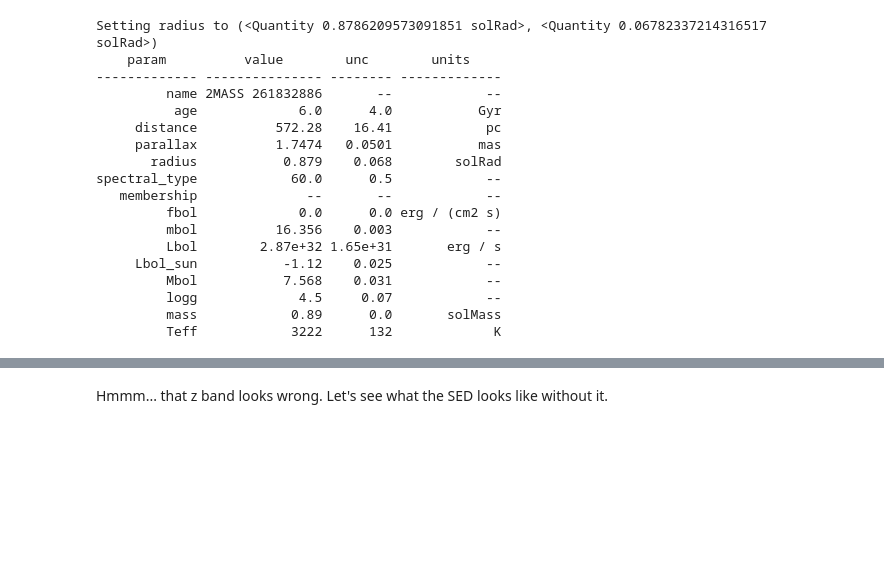
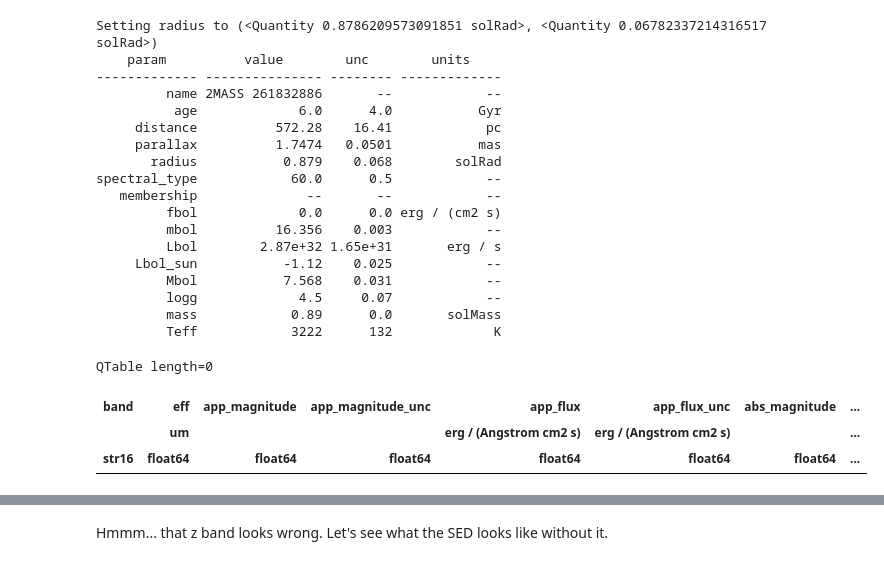
Before and after one commit to BDNYC/sedkit, a Jupyter notebook: SEDkit/notebooks/create_sed.ipynb, the cells around one changed output, grey strips where cells are left out. Cells and saved outputs as stored; diff of their text form; code cells hidden in the pictures; blank space fills up the shorter version.

Commit message:
Added synthetic mag calculation method.

```diff
--- a/SEDkit/notebooks/create_sed.ipynb
+++ b/SEDkit/notebooks/create_sed.ipynb
@@ -93,6 +93,14 @@ spectral_type            60.0      0.5            --
          logg             4.5     0.07            --
          mass            0.89      0.0       solMass
          Teff            3222      132             K
+# %%
+s.calculate_synthetic_mags()
+s.synthetic_photometry
+# %% [output]
+QTable length=0
+| band | eff | app_magnitude | app_magnitude_unc | app_flux | app_flux_unc | abs_magnitude | ... |
+|  | um |  |  | erg / (Angstrom cm2 s) | erg / (Angstrom cm2 s) |  | ... |
+| str16 | float64 | float64 | float64 | float64 | float64 | float64 | ... |
 # %%
 fig = s.plot()
 # %% [output]
```
Also changed, not shown: 1 other file.
